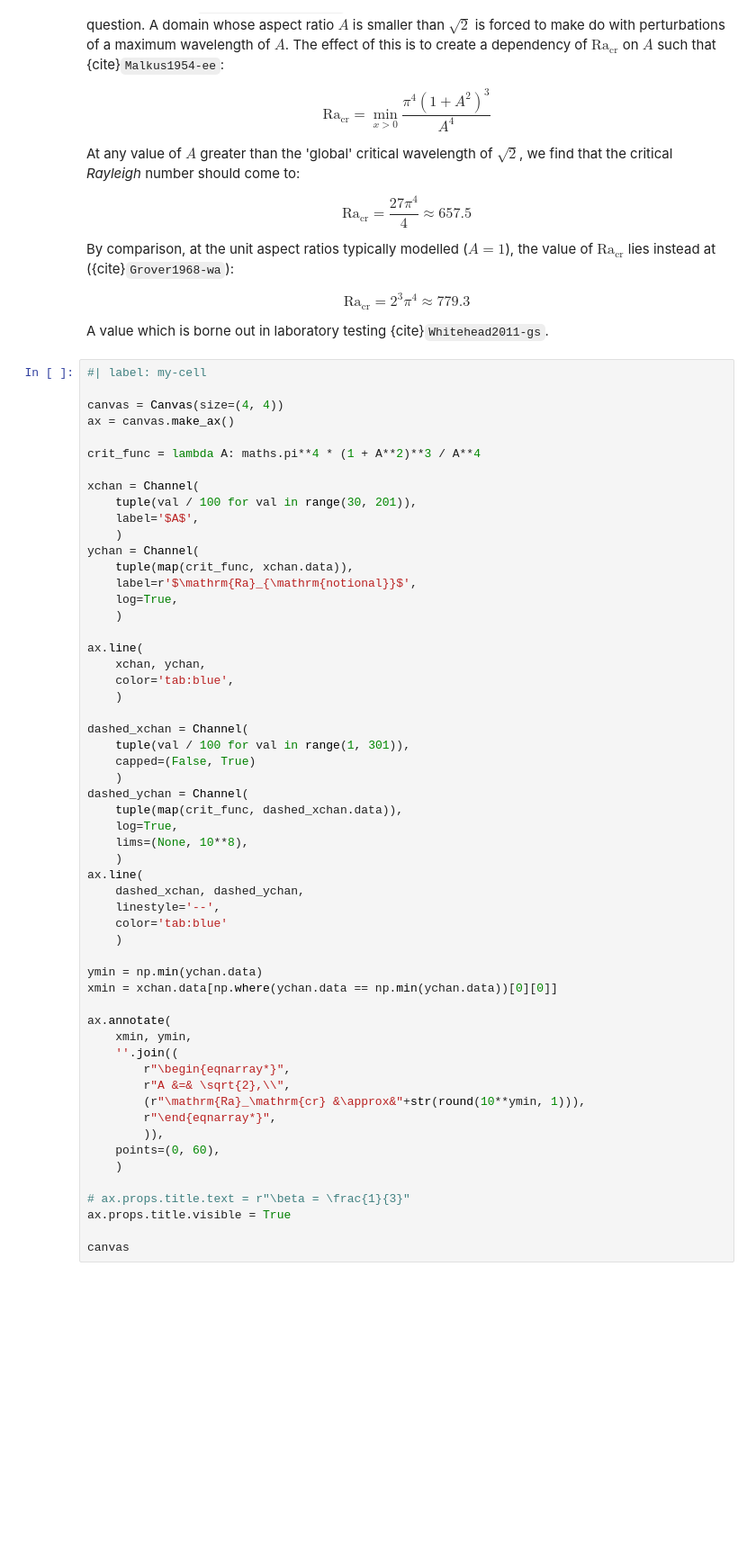
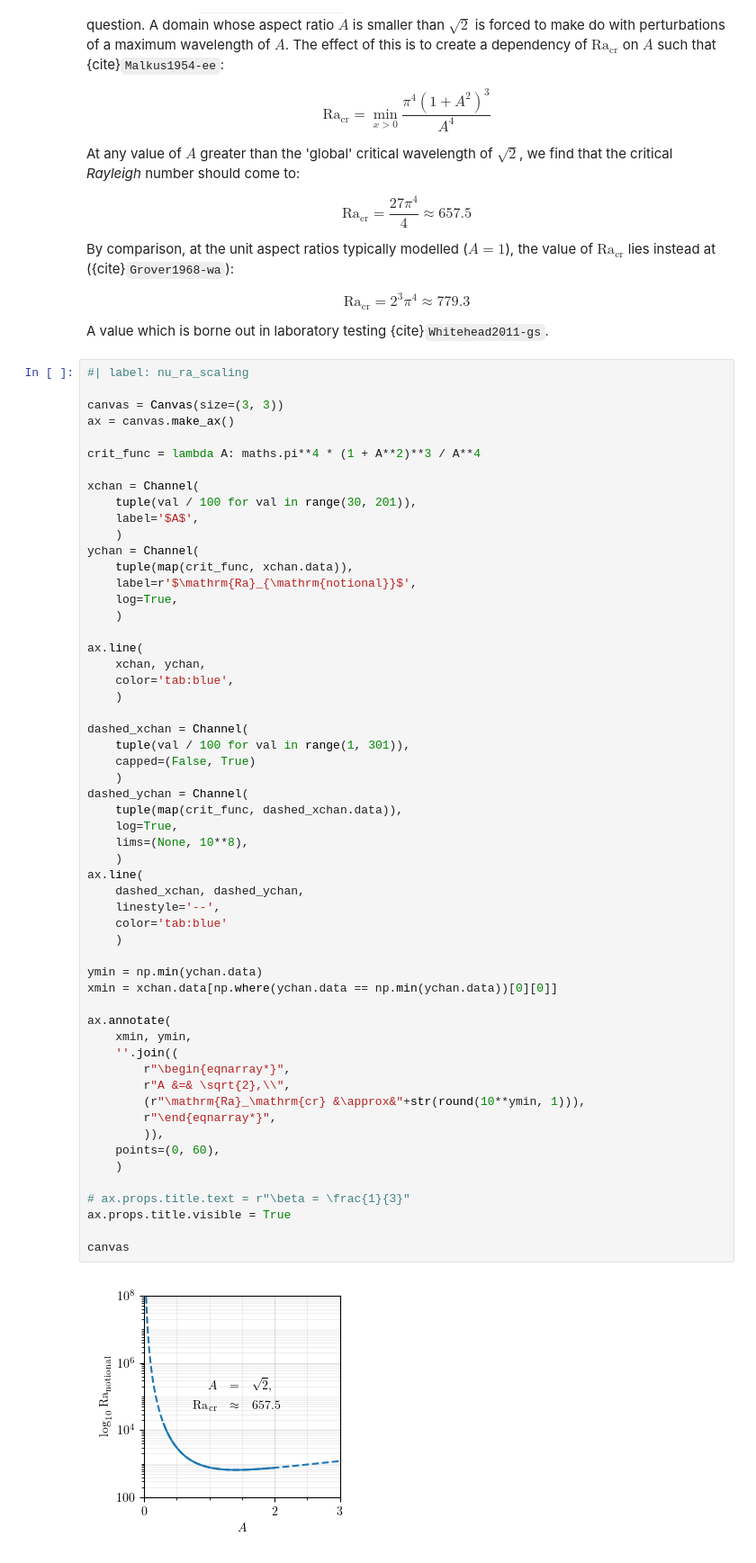
Before and after one commit to rsbyrne/thesis, a Jupyter notebook: book/content/chapter_04_isoviscous/background/simple.ipynb, the cells around one changed output. Shown at 90% size. Cells and saved outputs as stored; diff of their text form; blank space fills up the shorter version.

```diff
--- a/book/content/chapter_04_isoviscous/background/simple.ipynb
+++ b/book/content/chapter_04_isoviscous/background/simple.ipynb
@@ -35,9 +35,9 @@ $$ \mathrm{Ra}_{\mathrm{cr}} = 2^3\pi^4 \approx 779.3 $$
 
 A value which is borne out in laboratory testing {cite}`Whitehead2011-gs`.
 # %%
-#| label: my-cell
+#| label: nu_ra_scaling
 
-canvas = Canvas(size=(4, 4))
+canvas = Canvas(size=(3, 3))
 ax = canvas.make_ax()
 
 crit_func = lambda A: maths.pi**4 * (1 + A**2)**3 / A**4
@@ -63,30 +63,32 @@ dashed_xchan = Channel(
     )
 dashed_ychan = Channel(
     tuple(map(crit_func, dashed_xchan.data)),
     log=True,
     lims=(None, 10**8),
     )
 ax.line(
     dashed_xchan, dashed_ychan,
     linestyle='--',
     color='tab:blue'
     )
 
 ymin = np.min(ychan.data)
 xmin = xchan.data[np.where(ychan.data == np.min(ychan.data))[0][0]]
 
 ax.annotate(
     xmin, ymin,
     ''.join((
         r"\begin{eqnarray*}",
         r"A &=& \sqrt{2},\\",
         (r"\mathrm{Ra}_\mathrm{cr} &\approx&"+str(round(10**ymin, 1))),
         r"\end{eqnarray*}",
         )),
     points=(0, 60),
     )
 
 # ax.props.title.text = r"\beta = \frac{1}{3}"
 ax.props.title.visible = True
 
 canvas
+# %% [output]
+[figure, added]
```
Also changed, not shown: parts of 3 cells of this notebook, 9 other files.
